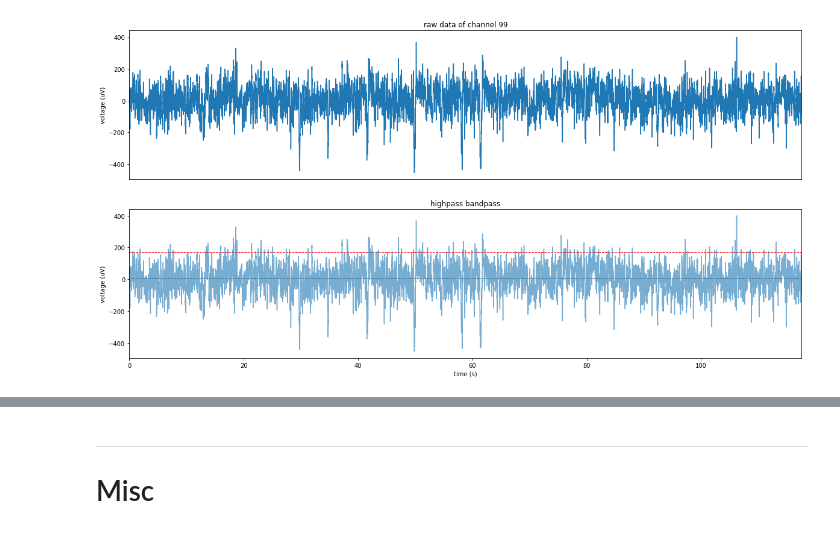
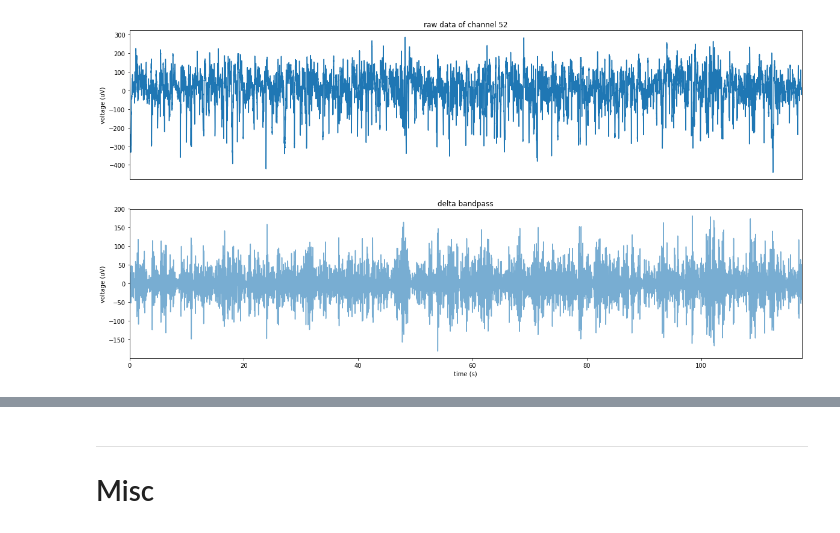
Before and after one commit to ZhangJiayiLab/EEG-Analysis, a Jupyter notebook: python/demo_raw.ipynb, the cells around one changed output, grey strips where cells are left out. Drawn from its saved outputs; the diff is of its cells as text; code cells hidden in the pictures.

```diff
--- a/python/demo_raw.ipynb
+++ b/python/demo_raw.ipynb
@@ -10,7 +10,7 @@ from scipy import signal
 import general
 import eegFilter
 
-filename = "180903-3-5.mat"
+filename = "180903-1-5.mat"
 datadir = "../../Data/Chen Zhou/EEG/Compact"
 resultdir = "../../Result/"
 data = loadmat(os.path.join(datadir, filename))
@@ -18,7 +18,7 @@ channels = data["channels"]
 markers = data["markers"][0,:]
 times = data["times"][0,:]
 # %%
-chidx = 98
+chidx = 51
 cue_onset = markers['grating'][0][0,:]
 
 fs = 2000
@@ -26,66 +26,71 @@ roi = (-2,5)
 ch_raw = channels[chidx,:]
 ch_split = general.split_datawithmarker(ch_raw, cue_onset, roi, fs)
 # %%
-targetband = "highpass"
+targetband = "delta"
 lowcut, highcut = eegFilter.getbandrange(targetband)
 
-#####
-# The Nyquist rate of the signal.
-nyq_rate = fs / 2.0
+# #####
+# # The Nyquist rate of the signal.
+# nyq_rate = fs / 2.0
 
-# The desired width of the transition from pass to stop,
-# relative to the Nyquist rate.  We'll design the filter
-# with a 5 Hz transition width.
-width = lowcut/nyq_rate
+# # The desired width of the transition from pass to stop,
+# # relative to the Nyquist rate.  We'll design the filter
+# # with a 5 Hz transition width.
+# width = lowcut/nyq_rate
 
-# The desired attenuation in the stop band, in dB.
-ripple_db = 60.0
+# # The desired attenuation in the stop band, in dB.
+# ripple_db = 60.0
 
-# Compute the order and Kaiser parameter for the FIR filter.
-N, beta = signal.kaiserord(ripple_db, width)
+# # Compute the order and Kaiser parameter for the FIR filter.
+# N, beta = signal.kaiserord(ripple_db, width)
 
-# The cutoff frequency of the filter.
-cutoff_hz = highcut
+# # The cutoff frequency of the filter.
+# cutoff_hz = highcut
 
-# Use firwin with a Kaiser window to create a lowpass FIR filter.
-taps = signal.firwin(N, cutoff_hz/nyq_rate, window=('kaiser', beta))
+# # Use firwin with a Kaiser window to create a lowpass FIR filter.
+# taps = signal.firwin(N, cutoff_hz/nyq_rate, window=('kaiser', beta))
 
-# Use lfilter to filter x with the FIR filter.
-ch_raw_bp = signal.filtfilt(taps, 1.0, ch_raw)
+# # Use lfilter to filter x with the FIR filter.
+# ch_raw_bp = signal.filtfilt(taps, 1.0, ch_raw)
 
 #####
 
-# a, b = signal.iirfilter(4, [lowcut/fs/2, highcut/fs/2], btype='band', ftype='bessel')
-# ch_raw_bp = signal.filtfilt(a,b,ch_raw)
+a, b = signal.iirfilter(4, [lowcut/fs*2*np.pi, highcut/fs*2*np.pi], btype='band', ftype='butter')
 
-ch_raw_bp_mu = np.mean(ch_raw_bp)
-ch_raw_bp_sig = np.std(ch_raw_bp)
+
+zi = signal.lfilter_zi(a,b)
+ch_raw_bp, _ = signal.lfilter(a,b,ch_raw, zi=zi*ch_raw[0])
+# ch_raw_bp, _ = signal.lfilter(b,a,ch_raw_bp, zi=zi*ch_raw_bp[0])
+# ch_raw_bp = signal.filtfilt(a, b, ch_raw)
+
+# ch_raw_bp_mu = np.mean(ch_raw_bp)
+# ch_raw_bp_sig = np.std(ch_raw_bp)
 
 plt.figure(figsize=(20,10))
 
 plt.subplot(2,1,1)
 plt.plot(times, ch_raw)
 plt.xlim([times[0], times[-1]])
 plt.xticks([])
 plt.title("raw data of channel %d"%(chidx+1))
 plt.ylabel("voltage (uV)")
 # plt.xlabel("time (s)")
 
 plt.subplot(2,1,2)
 plt.plot(times, ch_raw_bp, alpha=0.6)
-plt.hlines(ch_raw_bp_mu, times[0], times[-1], linestyle='--', linewidth=1)
-plt.hlines(ch_raw_bp_mu+ch_raw_bp_sig*2, times[0], times[-1], 'r',linestyle='--', linewidth=1)
+# plt.hlines(ch_raw_bp_mu, times[0], times[-1], linestyle='--', linewidth=1)
+# plt.hlines(ch_raw_bp_mu+ch_raw_bp_sig*2, times[0], times[-1], 'r',linestyle='--', linewidth=1)
 # plt.vlines(cue_onset, np.min(ch_raw_bp), np.max(ch_raw_bp), linewidth=1)
 
 plt.xlim([times[0], times[-1]])
 # plt.xlim([1,8])
 plt.title("%s bandpass"%targetband)
 plt.ylabel("voltage (uV)")
 plt.xlabel("time (s)")
 
 plt.show()
 # %% [output]
-[figure, old version]
+[figure, new version]
 # %%
 ch_raw_bp_split = general.split_datawithmarker(ch_raw_bp, cue_onset, roi, fs)
 trialtotal = np.size(cue_onset)
```
Also changed, not shown: parts of 1 cell of this notebook, 11 other files.
